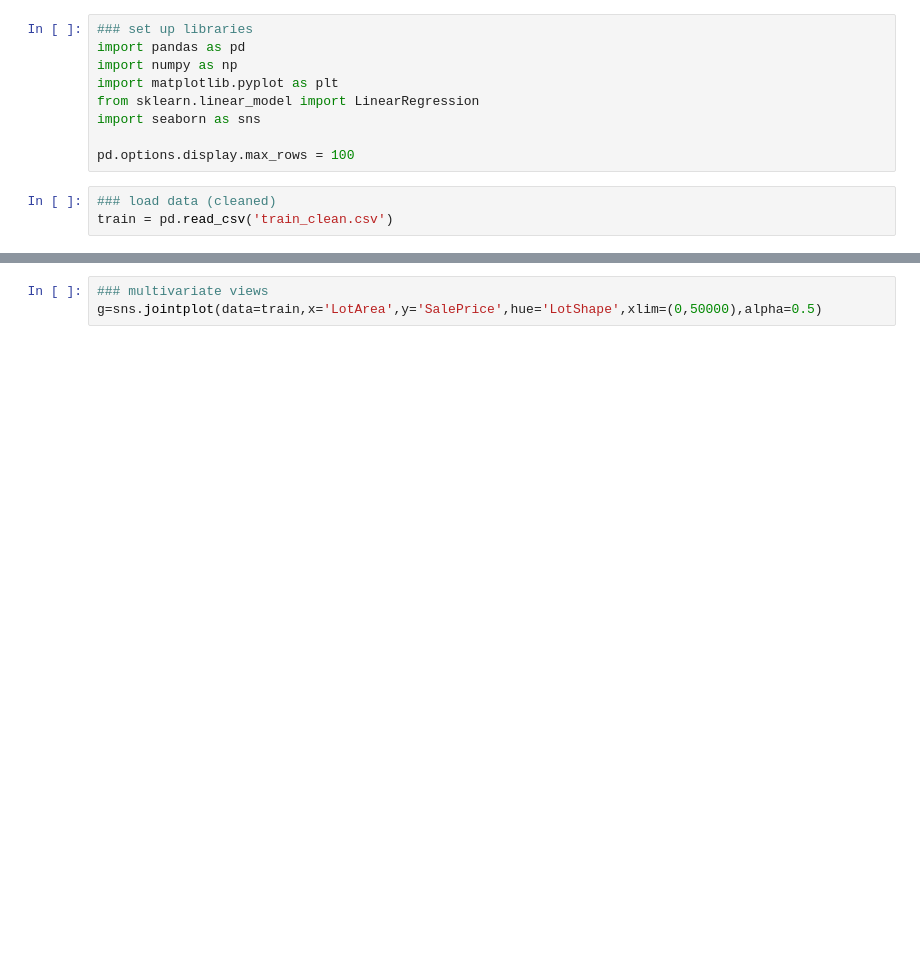
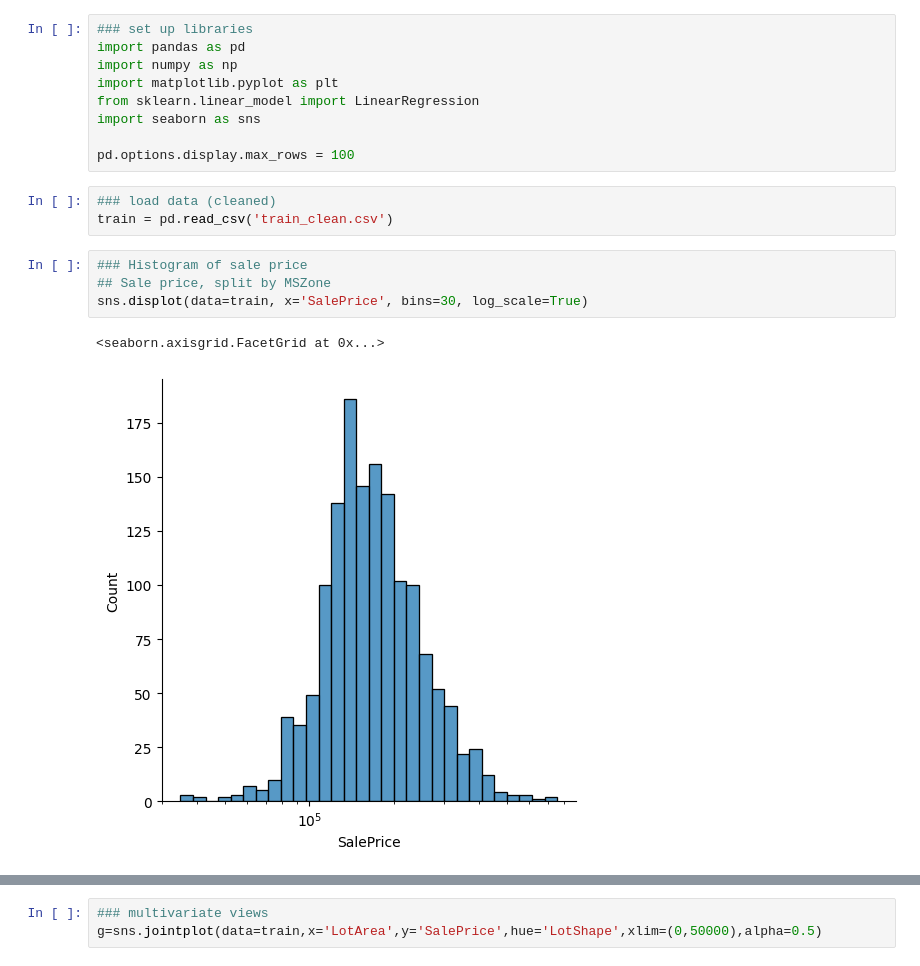
Before and after one commit to stephanie-yz/House-Prices, a Jupyter notebook: 02 Exploratory Data Analysis.ipynb, the cells around one changed output, grey strips where cells are left out. Drawn from its saved outputs; the diff is of its cells as text; blank space fills up the shorter version.

```diff
--- a/02 Exploratory Data Analysis.ipynb
+++ b/02 Exploratory Data Analysis.ipynb
@@ -19,6 +19,13 @@ pd.options.display.max_rows = 100
 # %%
 ### load data (cleaned)
 train = pd.read_csv('train_clean.csv')
+# %%
+### Histogram of sale price
+## Sale price, split by MSZone
+sns.displot(data=train, x='SalePrice', bins=30, log_scale=True)
+# %% [output]
+<seaborn.axisgrid.FacetGrid at 0x...>
+[figure, added]
 # %%
 ### one-way plots - categorical
 for var in ['MSSubClass', 'MSZoning',  'LotShape', 'LandContour', 'LotConfig', 'Neighborhood',
```
Also changed, not shown: parts of 6 cells of this notebook.
